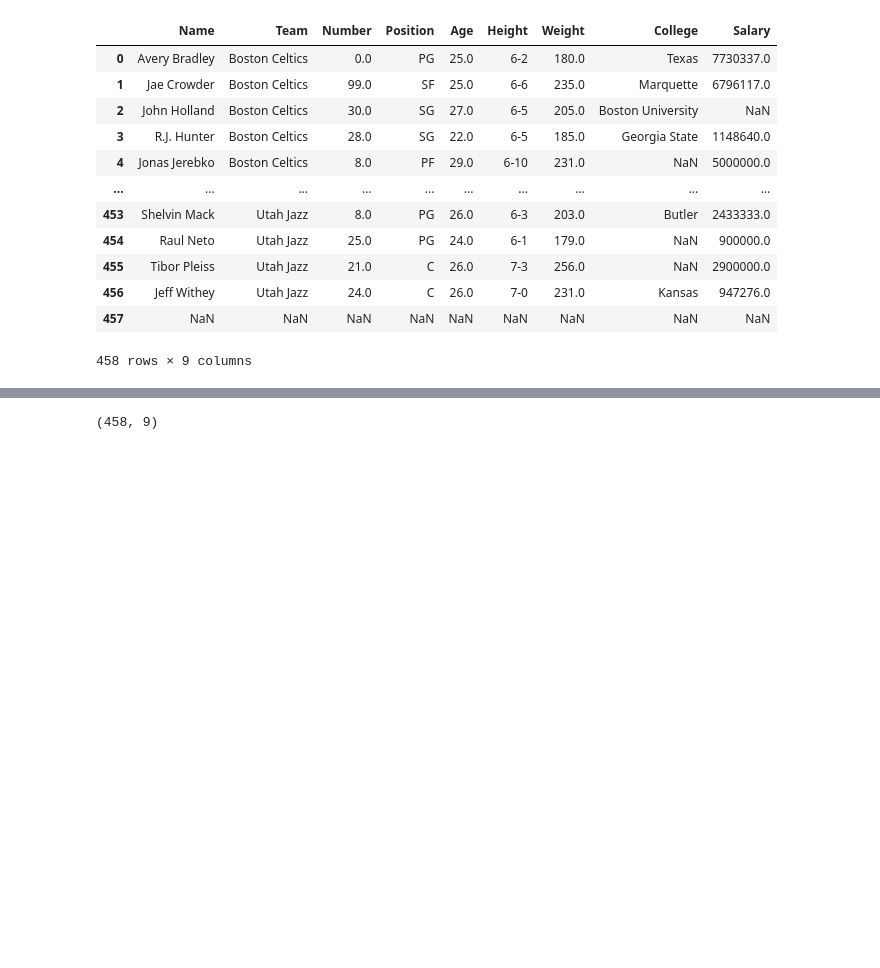
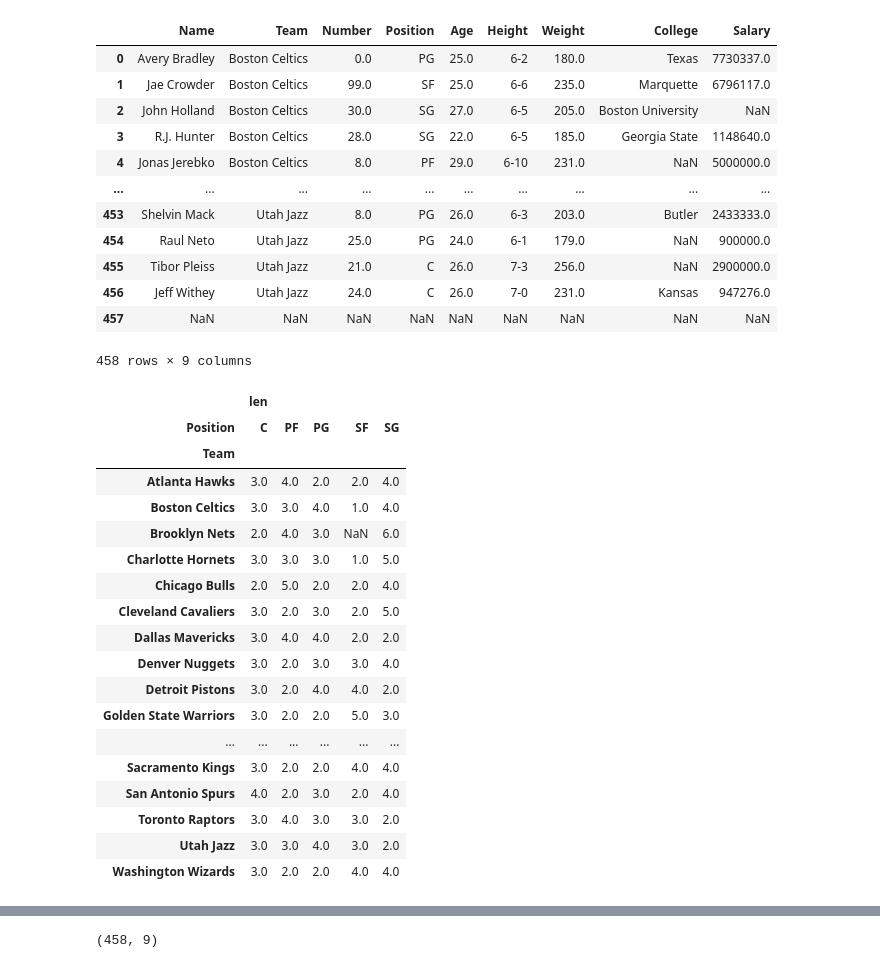
Before and after one commit to ironhack-bcn-data-pt/notebooks, a Jupyter notebook: 5.1.1.Pandas.ipynb, the cells around one changed output, grey strips where cells are left out. Drawn from its saved outputs; the diff is of its cells as text; code cells hidden in the pictures; blank space fills up the shorter version.

```diff
--- a/5.1.1.Pandas.ipynb
+++ b/5.1.1.Pandas.ipynb
@@ -24,3 +24,25 @@ display(nba)
 | 456 | Jeff Withey | Utah Jazz | 24.0 | C | 26.0 | 7-0 | 231.0 | Kansas | 947276.0 |
 | 457 | NaN | NaN | NaN | NaN | NaN | NaN | NaN | NaN | NaN |
 458 rows × 9 columns
+# %%
+pd.pivot_table(nba,index='Team', columns='Position', aggfunc=[len], values='Name')
+# %% [output]
+|  | len |  |  |  |  |
+| Position | C | PF | PG | SF | SG |
+| Team |  |  |  |  |  |
+| Atlanta Hawks | 3.0 | 4.0 | 2.0 | 2.0 | 4.0 |
+| Boston Celtics | 3.0 | 3.0 | 4.0 | 1.0 | 4.0 |
+| Brooklyn Nets | 2.0 | 4.0 | 3.0 | NaN | 6.0 |
+| Charlotte Hornets | 3.0 | 3.0 | 3.0 | 1.0 | 5.0 |
+| Chicago Bulls | 2.0 | 5.0 | 2.0 | 2.0 | 4.0 |
+| Cleveland Cavaliers | 3.0 | 2.0 | 3.0 | 2.0 | 5.0 |
+| Dallas Mavericks | 3.0 | 4.0 | 4.0 | 2.0 | 2.0 |
+| Denver Nuggets | 3.0 | 2.0 | 3.0 | 3.0 | 4.0 |
+| Detroit Pistons | 3.0 | 2.0 | 4.0 | 4.0 | 2.0 |
+| Golden State Warriors | 3.0 | 2.0 | 2.0 | 5.0 | 3.0 |
+| ... | ... | ... | ... | ... | ... |
+| Sacramento Kings | 3.0 | 2.0 | 2.0 | 4.0 | 4.0 |
+| San Antonio Spurs | 4.0 | 2.0 | 3.0 | 2.0 | 4.0 |
+| Toronto Raptors | 3.0 | 4.0 | 3.0 | 3.0 | 2.0 |
+| Utah Jazz | 3.0 | 3.0 | 4.0 | 3.0 | 2.0 |
+| Washington Wizards | 3.0 | 2.0 | 2.0 | 4.0 | 4.0 |
```
Also changed, not shown: parts of 12 cells of this notebook, 1 other file.
